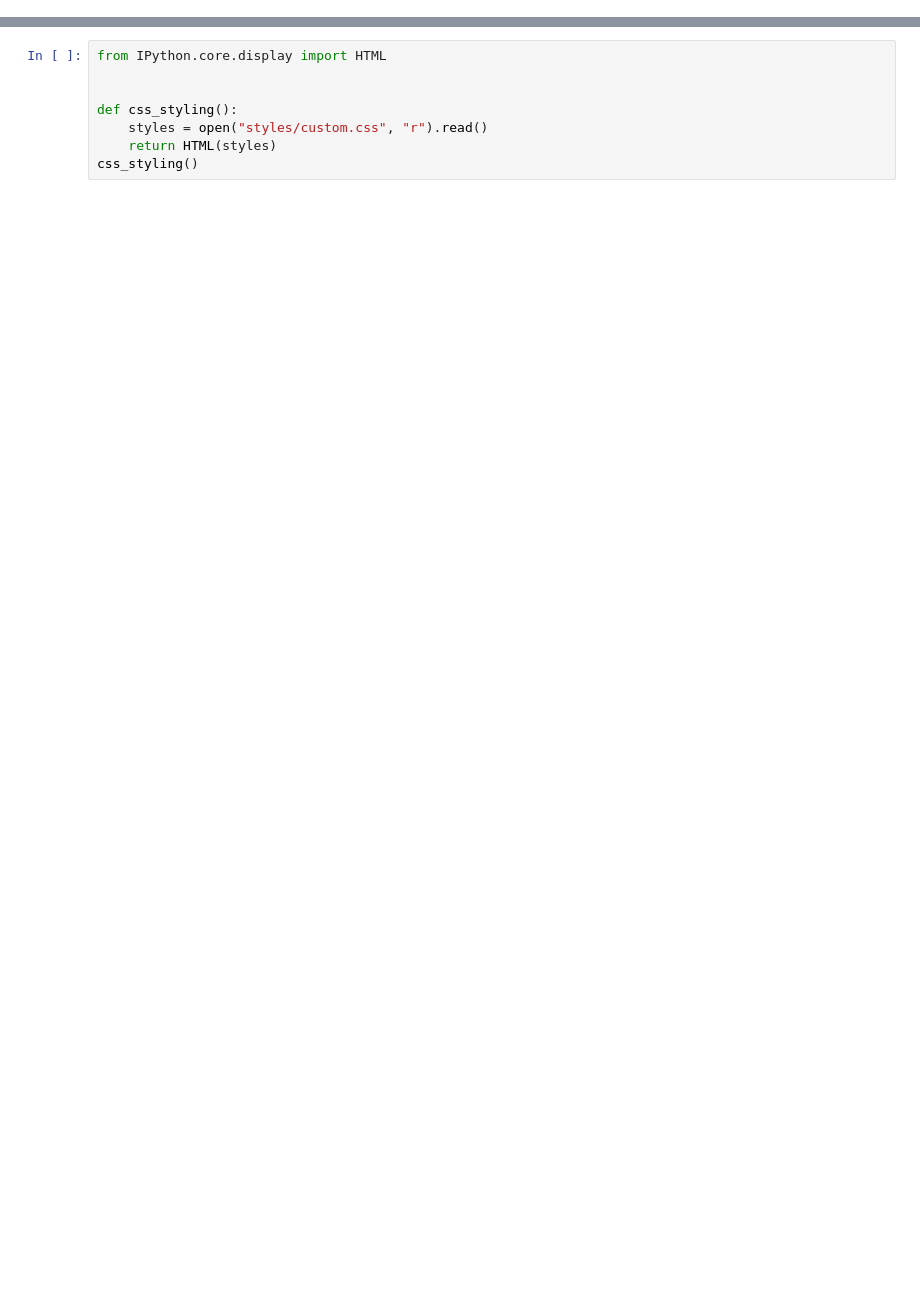
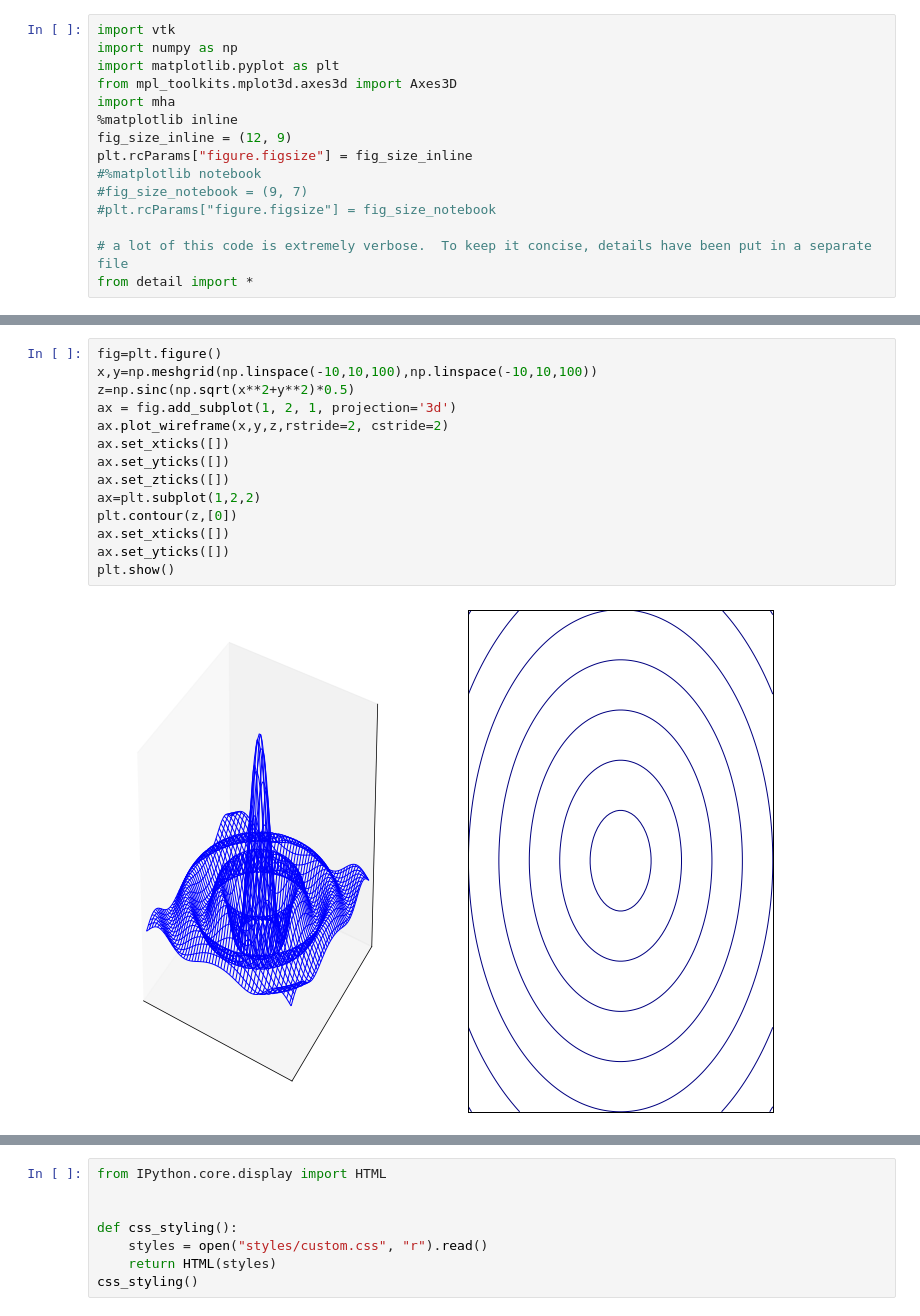
Before and after one commit to str4w/DualContour, a Jupyter notebook: Dual Contouring.ipynb, the cells around one changed output, grey strips where cells are left out. Saved outputs shown, nothing was run; the diff lists cells and outputs as text; blank space fills up the shorter version.

```diff
--- a/Dual Contouring.ipynb
+++ b/Dual Contouring.ipynb
@@ -1127,0 +24,15 @@ blah
+# %%
+import vtk
+import numpy as np
+import matplotlib.pyplot as plt
+from mpl_toolkits.mplot3d.axes3d import Axes3D
+import mha
+%matplotlib inline
+fig_size_inline = (12, 9)
+plt.rcParams["figure.figsize"] = fig_size_inline
+#%matplotlib notebook
+#fig_size_notebook = (9, 7)
+#plt.rcParams["figure.figsize"] = fig_size_notebook
+
+# a lot of this code is extremely verbose.  To keep it concise, details have been put in a separate file
+from detail import *
@@ -1127,0 +55,16 @@ blah
+# %%
+fig=plt.figure()
+x,y=np.meshgrid(np.linspace(-10,10,100),np.linspace(-10,10,100))
+z=np.sinc(np.sqrt(x**2+y**2)*0.5)
+ax = fig.add_subplot(1, 2, 1, projection='3d')
+ax.plot_wireframe(x,y,z,rstride=2, cstride=2)
+ax.set_xticks([])
+ax.set_yticks([])
+ax.set_zticks([])
+ax=plt.subplot(1,2,2)
+plt.contour(z,[0])
+ax.set_xticks([])
+ax.set_yticks([])
+plt.show()
+# %% [output]
+[figure, added]
```
Also changed, not shown: parts of 26 cells of this notebook, 5 other files.
